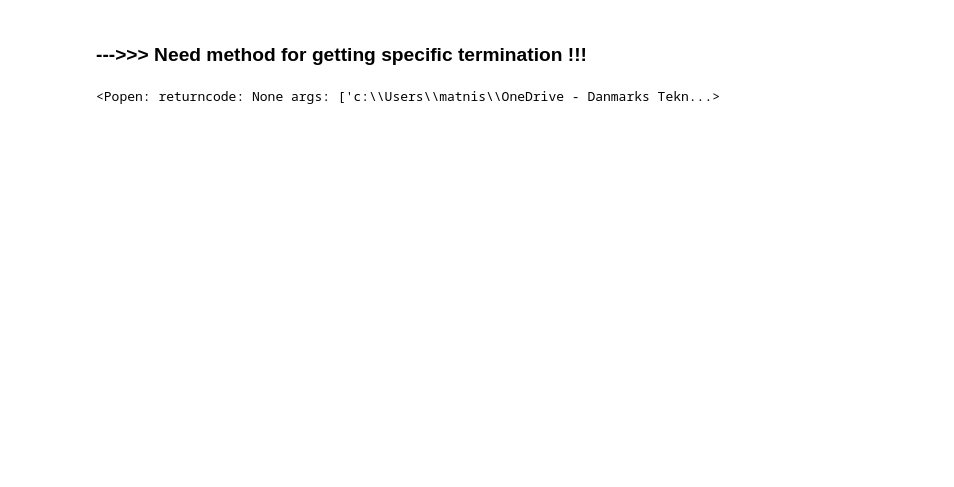
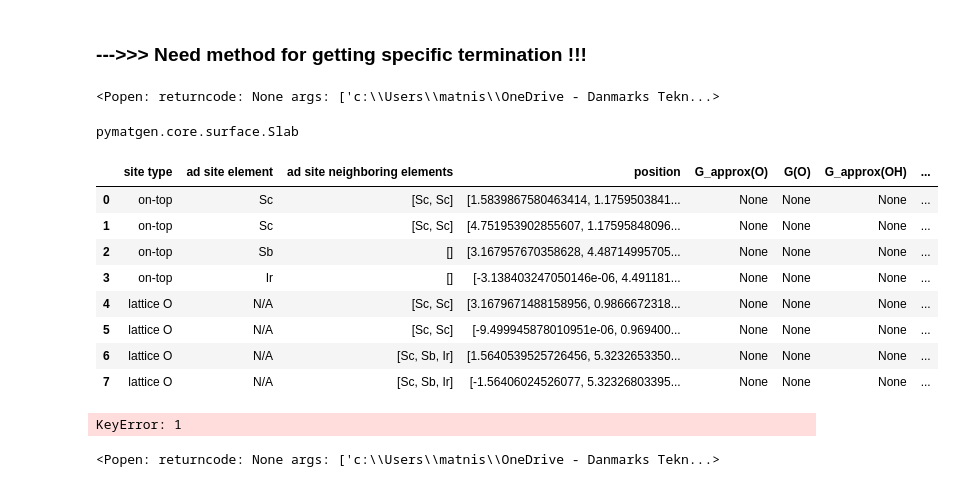
Before and after one commit to Matminator/GNoME_DREAMS_OER_screening, a Jupyter notebook: notebooks/OER_stody_experimental.ipynb, the cells around one changed output. Drawn from its saved outputs; the diff is of its cells as text; code cells hidden in the pictures; blank space fills up the shorter version.

Commit message:
updates to new adsorbtion site determination

```diff
--- a/notebooks/OER_stody_experimental.ipynb
+++ b/notebooks/OER_stody_experimental.ipynb
@@ -50 +64,28 @@ df.sort_values('Normalized score', ascending=False)
+# %%
+from gnome_dreams_oer_screening.oer.ad_site_determination import (
+    determine_surface_plane, determine_adsorption_sites)
+
+temp = [determine_surface_plane(s) for s in list(
+    study.terminations.values())]
+# view(temp)
+# %% [output]
+<Popen: returncode: None args: ['c:\\Users\\matnis\\OneDrive - Danmarks Tekn...>
+# %%
+type( list(study.terminations.values())[0] )
+# %% [output]
+pymatgen.core.surface.Slab
+# %%
+df, atoms = determine_adsorption_sites( list(study.terminations.values())[0] )
+view(atoms)
+df
+# %% [output]
+|  | site type | ad site element | ad site neighboring elements | position | G_approx(O) | G(O) | G_approx(OH) | ... |
+| 0 | on-top | Sc | [Sc, Sc] | [1.5839867580463414, 1.1759503841... | None | None | None | ... |
+| 1 | on-top | Sc | [Sc, Sc] | [4.751953902855607, 1.17595848096... | None | None | None | ... |
+| 2 | on-top | Sb | [] | [3.167957670358628, 4.48714995705... | None | None | None | ... |
+| 3 | on-top | Ir | [] | [-3.138403247050146e-06, 4.491181... | None | None | None | ... |
+| 4 | lattice O | N/A | [Sc, Sc] | [3.1679671488158956, 0.9866672318... | None | None | None | ... |
+| 5 | lattice O | N/A | [Sc, Sc] | [-9.499945878010951e-06, 0.969400... | None | None | None | ... |
+| 6 | lattice O | N/A | [Sc, Sb, Ir] | [1.5640539525726456, 5.3232653350... | None | None | None | ... |
+| 7 | lattice O | N/A | [Sc, Sb, Ir] | [-1.56406024526077, 5.32326803395... | None | None | None | ... |
 # %%
@@ -52,6 +93,8 @@ study.initialize_oer_surface_study(2)
 surface_study_dict = study.get_surface_studies()
 # %%
-sur_study = surface_study_dict[2]
+sur_study = surface_study_dict[1]
+# %% [output]
+KeyError: 1
 # %%
 view(sur_study.get_non_relaxed_surface())
 # coord-numbers for test (1,1,0) - top: Ti: 1:-1, 1: -3, O: 1: -1
```
Also changed, not shown: parts of 8 cells of this notebook, 4 other files.
